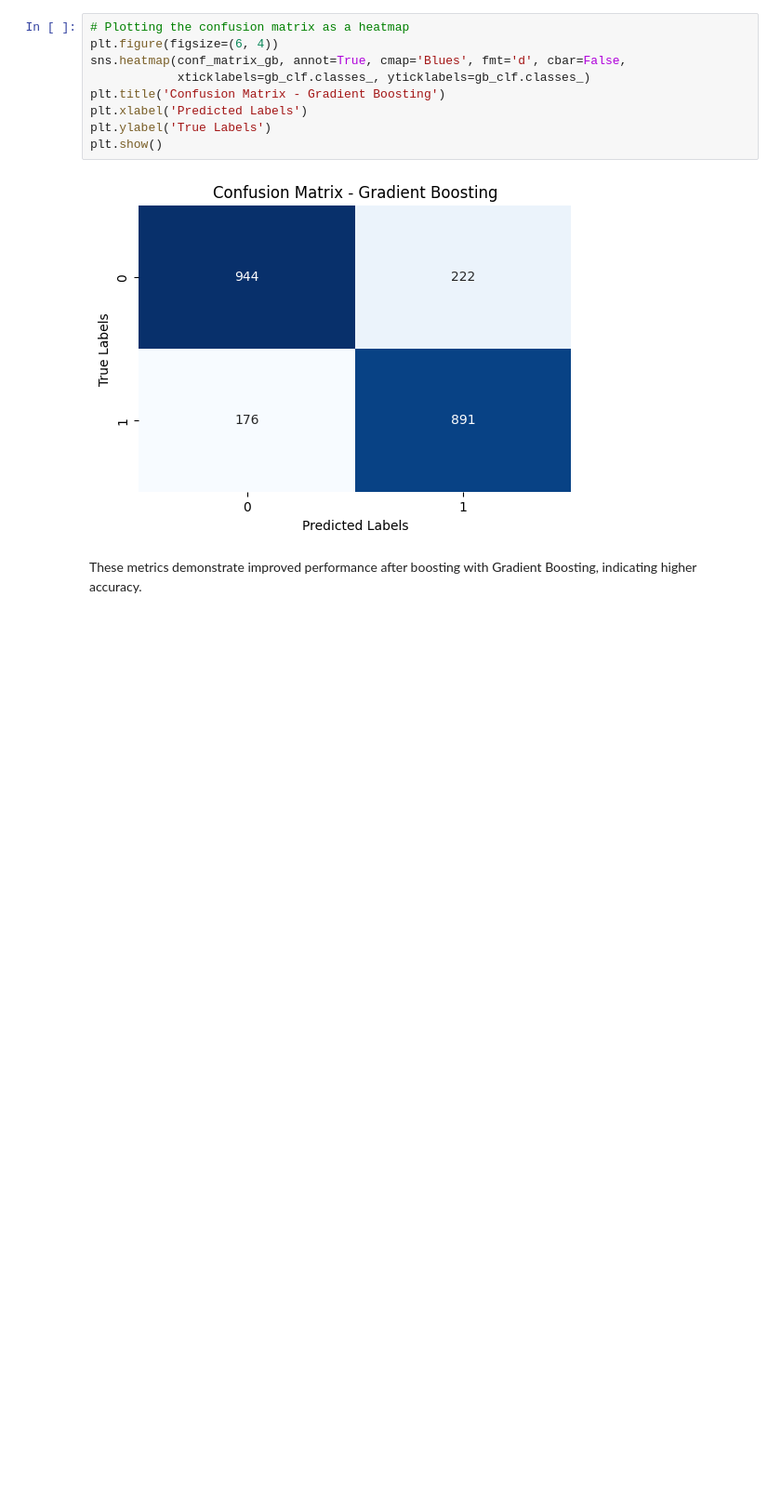
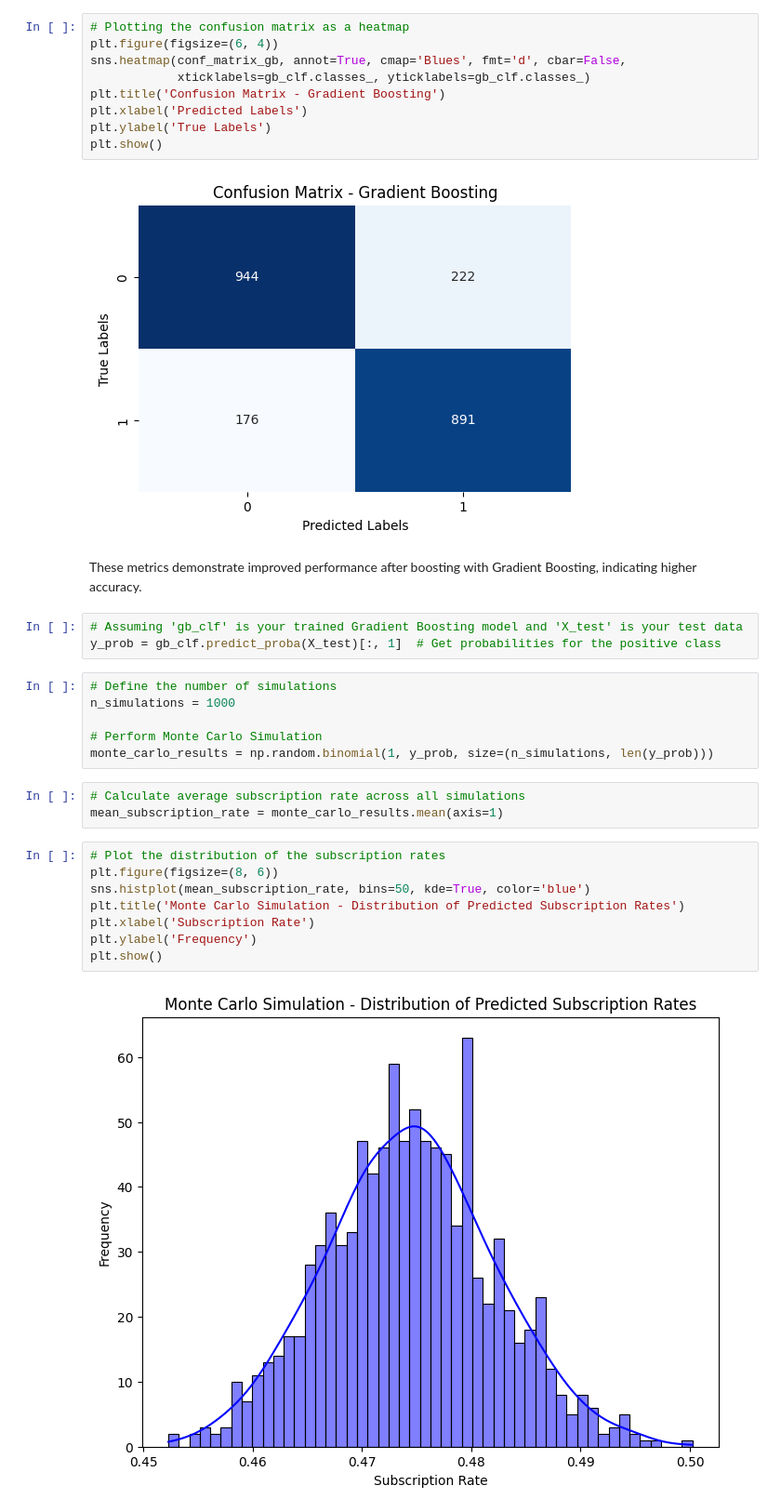
Before and after one commit to Suriyaraaj/Bank-Marketing-Optimization, a Jupyter notebook: BankMarketing_Campaign.ipynb, the cells around one changed output. Shown at 93% size. Saved outputs shown, nothing was run; the diff lists cells and outputs as text; blank space fills up the shorter version.

```diff
--- a/BankMarketing_Campaign.ipynb
+++ b/BankMarketing_Campaign.ipynb
@@ -312,3 +312,25 @@ plt.show()
 [figure]
 # %% [markdown]
 These metrics demonstrate improved performance after boosting with Gradient Boosting, indicating higher  accuracy.
+# %%
+# Assuming 'gb_clf' is your trained Gradient Boosting model and 'X_test' is your test data
+y_prob = gb_clf.predict_proba(X_test)[:, 1]  # Get probabilities for the positive class
+# %%
+# Define the number of simulations
+n_simulations = 1000
+
+# Perform Monte Carlo Simulation
+monte_carlo_results = np.random.binomial(1, y_prob, size=(n_simulations, len(y_prob)))
+# %%
+# Calculate average subscription rate across all simulations
+mean_subscription_rate = monte_carlo_results.mean(axis=1)
+# %%
+# Plot the distribution of the subscription rates
+plt.figure(figsize=(8, 6))
+sns.histplot(mean_subscription_rate, bins=50, kde=True, color='blue')
+plt.title('Monte Carlo Simulation - Distribution of Predicted Subscription Rates')
+plt.xlabel('Subscription Rate')
+plt.ylabel('Frequency')
+plt.show()
+# %% [output]
+[figure, added]
```
Also changed, not shown: parts of 3 cells of this notebook.
